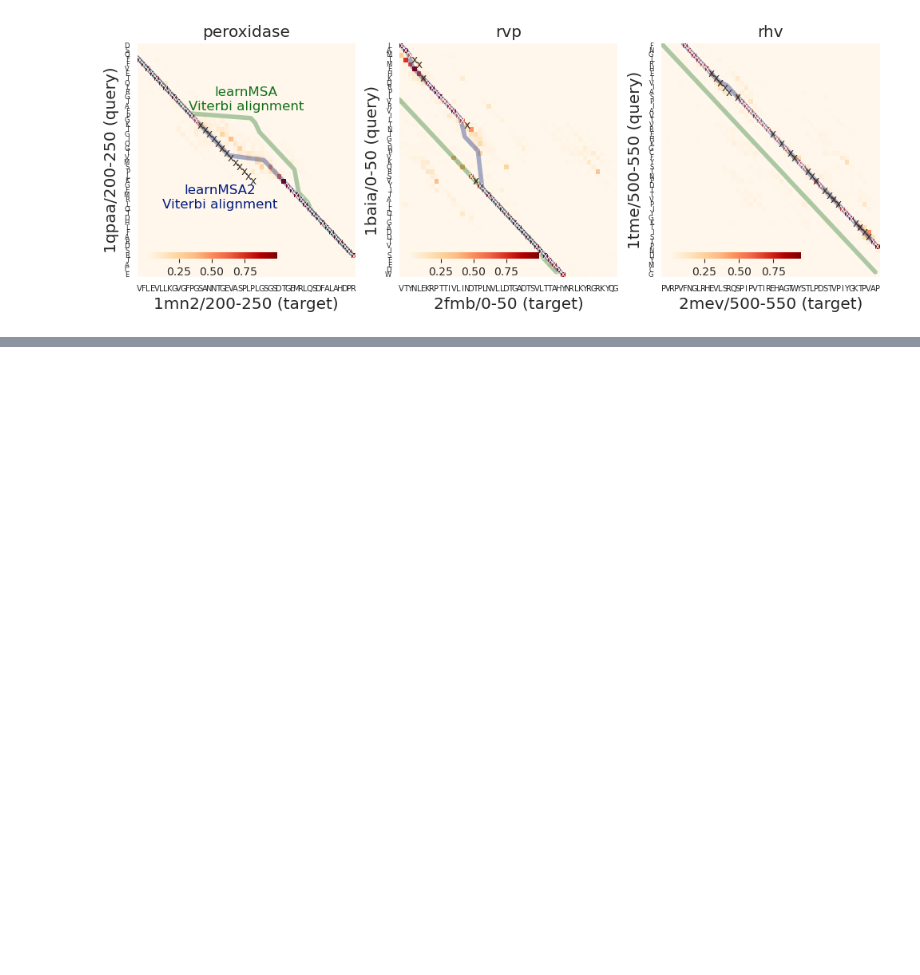
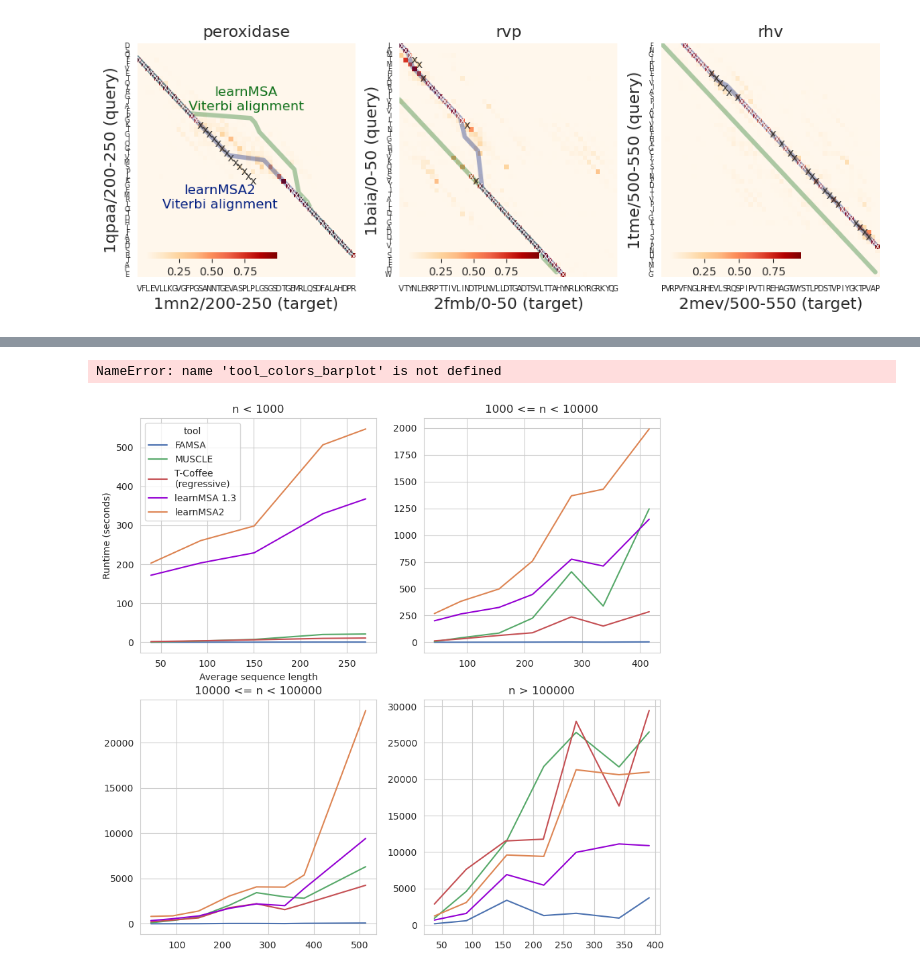
Before and after one commit to felbecker/snakeMSA, a Jupyter notebook: Plots.ipynb, the cells around one changed output, grey strips where cells are left out. Cells and saved outputs as stored; diff of their text form; code cells hidden in the pictures; blank space fills up the shorter version.

Commit message:
added runtime evaluations

```diff
--- a/Plots.ipynb
+++ b/Plots.ipynb
@@ -666,0 +722,47 @@ fig.savefig("plots/probs_and_paths.png")
+# %%
+merged_df["s/num_seq"] = merged_df["s"]/merged_df["num_seq"]
+merged_df["max_rss/num_seq"] = merged_df["max_rss"]/merged_df["num_seq"]
+# %%
+tool_colors_barplot
+# %% [output]
+NameError: name 'tool_colors_barplot' is not defined
+# %%
+tool_colors_barplot["learnMSA 1.3"] = "darkviolet"
+# %%
+def runtime_lineplot(num_bin, ax):
+    bins = np.linspace(0, 800, 14)
+    df = merged_df[(merged_df.num_seq >= num_bin[0]) & (merged_df.num_seq < num_bin[1])]
+    df.tool = df.tool.astype('category')
+    df.tool = df.tool.cat.rename_categories(tool_name_map)
+    df.tool = df.tool.astype('object')
+    bins_df = df.groupby(["tool", pd.cut(df["avg_len"], bins)])
+    bins_df = bins_df[["tool", "avg_len", "max_len", "s/num_seq", "s", "max_rss"]].agg(
+        {"tool" : "first",
+        "avg_len" : "mean",
+        "max_len" : "mean",
+        "s/num_seq" : "mean",
+        "s" : "mean",
+        "max_rss" : "mean"})
+    include_tools = ["learnMSA 1.3", "learnMSA2", "FAMSA", "MUSCLE", "T-Coffee\n(regressive)"]
+    bins_df = bins_df[bins_df["tool"].isin(include_tools)]
+    sns.lineplot(data=bins_df, x="avg_len", y="s", hue="tool", palette=tool_colors_barplot, ax=ax)
+# %%
+fig, axes = plt.subplots(2,2, figsize=(10, 10))
+num_bins = [0, 1000, 10000, 100000, 100000000]
+for i, ax in zip(range(len(num_bins)-1), axes.flatten()):
+    if i == 0:
+        ax.set_title(f"n < {num_bins[i+1]}")
+    elif i == len(num_bins)-2:
+        ax.set_title(f"n > {num_bins[i]}")
+    else:
+        ax.set_title(f"{num_bins[i]} <= n < {num_bins[i+1]}")
+    runtime_lineplot((num_bins[i], num_bins[i+1]), ax)
+    if i>0:
+        ax.get_legend().remove()
+        ax.set_xlabel("")
+        ax.set_ylabel("")
+    else:
+        ax.set_xlabel("Average sequence length")
+        ax.set_ylabel("Runtime (seconds)")
+# %% [output]
+[figure, added]
```
Also changed, not shown: parts of 20 cells of this notebook, 14 other files.
